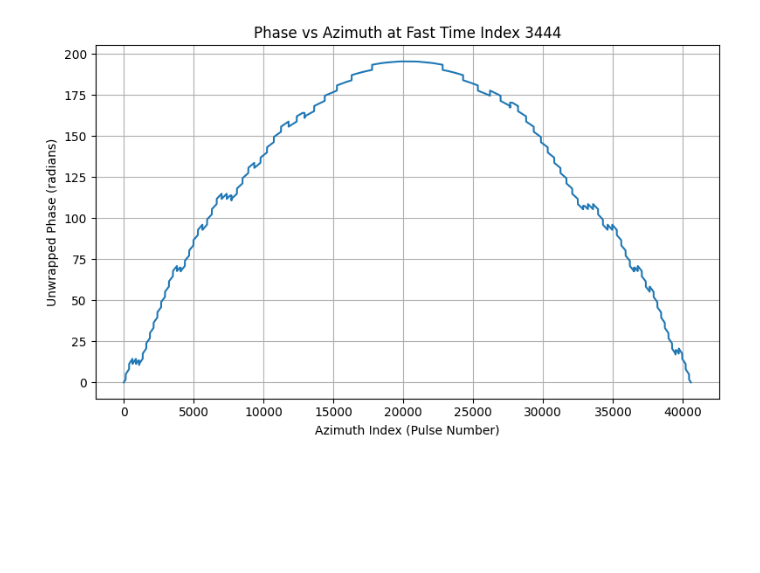
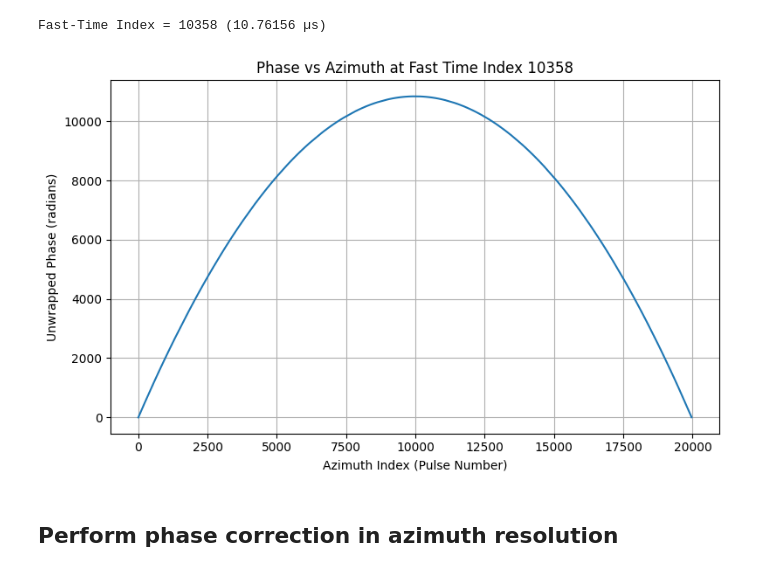
Before and after one commit to kwokkeith/signal_processing_notes, a Jupyter notebook: 07_raw_data_simulation.ipynb, the cells around one changed output. Cells and saved outputs as stored; diff of their text form; code cells hidden in the pictures; blank space fills up the shorter version.

```diff
--- a/07_raw_data_simulation.ipynb
+++ b/07_raw_data_simulation.ipynb
@@ -22,7 +22,7 @@ sensor = SensorParameters(
 target_pos = (0.0, 0.0, 0.0)
 # %%
 # Simulate raw SAR data
-raw_data, delays, t_start = simulate_raw_data(sensor, target_pos)
+raw_data, time_result, t_start = simulate_raw_data(sensor, target_pos, t_start=1000.0e-6)
 
 # Compute time delays for the target
 time_result_target = compute_target_time_delays(sensor, target_pos)
@@ -83,11 +154,26 @@ plot_phase_vs_azimuth(compressed_data, sensor.sampling_frequency_hz, fast_time_u
 # %%
-# Perform range migration alignment
-aligned_data = perform_range_migration(
-    compressed_data=compressed_data,
-    sensor=sensor,
-    target_position=target_pos,
-    reference_signal_frequency_hz=sensor.carrier_frequency_hz,
-    sampling_frequency=sensor.sampling_frequency_hz
-)
+# # Perform range migration alignment
+# aligned_data = perform_range_migration(
+#     compressed_data=compressed_data,
+#     sensor=sensor,
+#     target_position=target_pos,
+#     reference_signal_frequency_hz=sensor.carrier_frequency_hz,
+#     sampling_frequency=sensor.sampling_frequency_hz
+# )
+
+# Perform FFT along fast-time axis (axis=1)
+compressed_data_fft = np.fft.fft(compressed_data, axis=1)
+
+# Frequency axis
+freqs = np.fft.fftfreq(compressed_data.shape[1], d=1 / sensor.sampling_frequency_hz)
+
+# Phase shift matrix: [num_pulses x num_freqs]
+phase_shift_matrix = np.exp(1j * 2 * np.pi * np.outer(time_result_target, freqs))
+
+# Apply phase shift
+aligned_data_fft = compressed_data_fft * phase_shift_matrix
+
+# Inverse FFT to return to time domain
+aligned_data = np.fft.ifft(aligned_data_fft, axis=1)
 # %%
 # Plot the aligned data
@@ -97,5 +183,23 @@ Suggested xlim: (0.0 μs, 24.7 μs)
+# %%
+import numpy as np
+
+# Compute magnitude of aligned data
+magnitude = np.abs(aligned_data)
+
+# Find global peak index
+peak_idx = np.unravel_index(np.argmax(magnitude), magnitude.shape)
+az_idx, fast_time_idx = peak_idx
+
+# Convert fast-time index to microseconds
+fast_time_us = fast_time_idx / sensor.sampling_frequency_hz * 1e6
+
+print(f"Fast-Time Index = {fast_time_idx} ({fast_time_us:.5f} µs)")
+# %% [output]
+Fast-Time Index = 10358 (10.76156 µs)
 # %%
 # Check phase vs azimuth
-plot_phase_vs_azimuth(aligned_data, sensor.sampling_frequency_hz, fast_time_us=2.4)
+plot_phase_vs_azimuth(aligned_data, sensor.sampling_frequency_hz, fast_time_us=10.76156)
 # %% [output]
-[figure, old version]
+[figure, new version]
+# %% [markdown]
+## Perform phase correction in azimuth resolution
```
Also changed, not shown: parts of 29 cells of this notebook, 4 other files.
